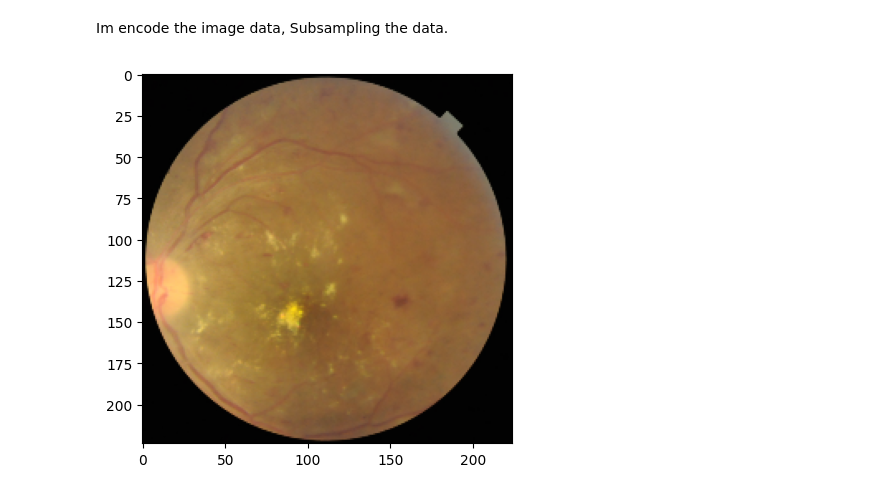
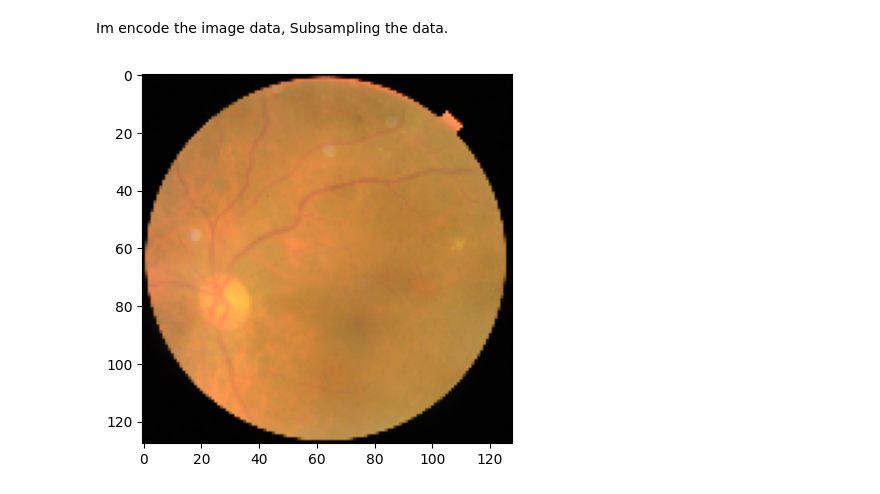
Before and after one commit to ris3abh/rfmd, a Jupyter notebook: code/preprocessing.ipynb, the cells around one changed output. Saved outputs shown, nothing was run; the diff lists cells and outputs as text; code cells hidden in the pictures.

```diff
--- a/code/preprocessing.ipynb
+++ b/code/preprocessing.ipynb
@@ -100,21 +110,22 @@ Subsampling the data.
 # %%
 ## opening an image and converting it to numpy array
 import cv2
 import matplotlib.pyplot as plt
-img = cv2.imread('/Users/rishabhsharma/Documents/GitHub/rfmd/data/Training_Set/Training/1.png')
+img = cv2.imread('/Users/rishabhsharma/Documents/GitHub/rfmd/data/Training_Set/Training/103.png')
 img1 = img
 img = cv2.cvtColor(img, cv2.COLOR_BGR2RGB)
 ## cropping the sides of the image
 img = img[5:img.shape[0]-5, 360:img.shape[1]-360]
 ## normalizing the image
 img = cv2.normalize(img, None, alpha=0, beta=1, norm_type=cv2.NORM_MINMAX, dtype=cv2.CV_32F)
 ## pyrdown the image
 img = cv2.pyrDown(img)
 ## resizing the image to 224x224x3
-img = cv2.resize(img, (224, 224))
+img = cv2.resize(img, (128, 128))
+##converting it into 1d array
 ## converting the image to grayscale
 # img = cv2.cvtColor(img, cv2.COLOR_RGB2GRAY)
 plt.imshow(img)
 plt.show()
 # %% [output]
-[figure, old version]
+[figure, new version]
```
Also changed, not shown: parts of 6 cells of this notebook.
